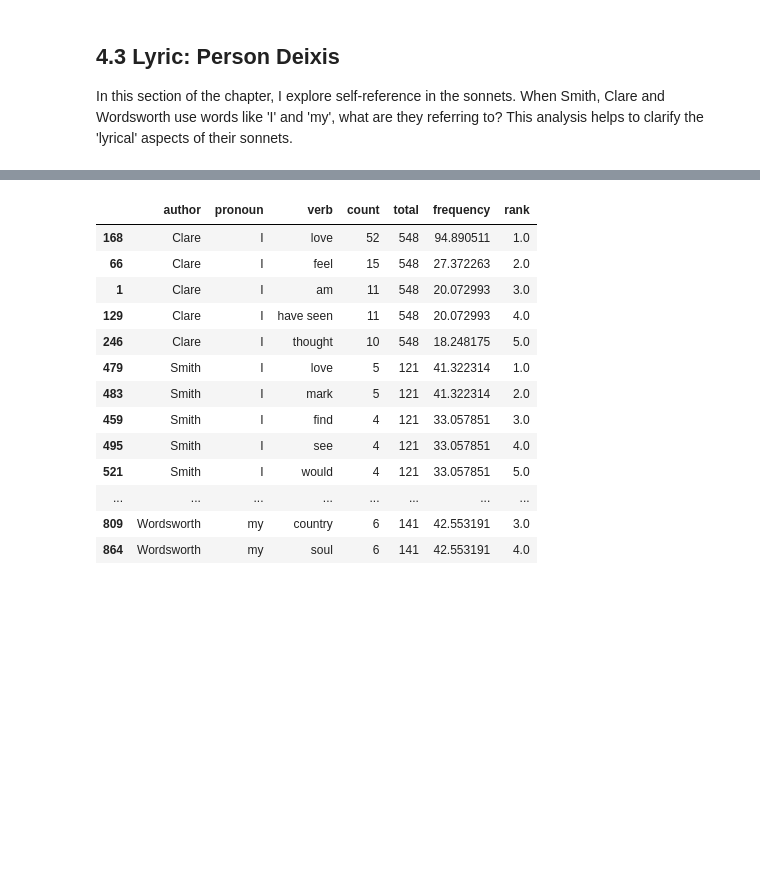
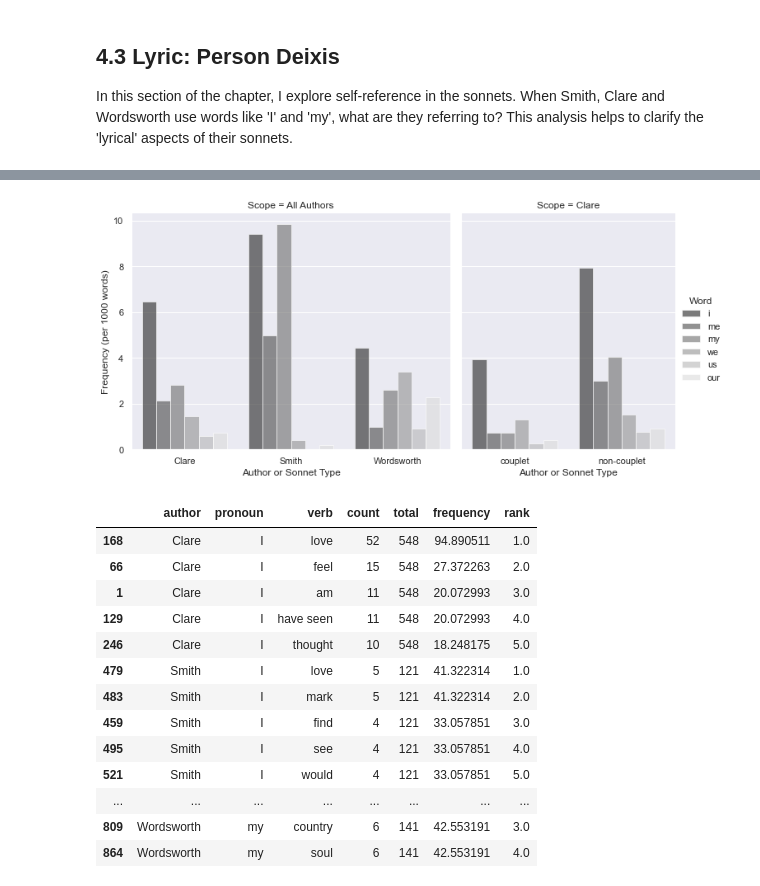
Before and after one commit to sn-code-inside/romantic-self, a Jupyter notebook: Chapter 4 - Lyric.ipynb, the cells around one changed output, grey strips where cells are left out. Saved outputs shown, nothing was run; the diff lists cells and outputs as text; code cells hidden in the pictures; blank space fills up the shorter version.

```diff
--- a/Chapter 4 - Lyric.ipynb
+++ b/Chapter 4 - Lyric.ipynb
@@ -442,3 +406,63 @@ fp_pronouns_plot.savefig("figures/figure_4_8.jpg", dpi=500)
+# %%
+def plot_word(corpus: SonnetCorpus, authors: Iterable[str], rs_map: dict, words: Iterable[str]):
+    """Plot the frequency of a given word across all authors and across Clare's couplet and
+    non-couplet sonnets."""
+
+    def _get_all_author_data(corpus: SonnetCorpus, words: Iterable[str], authors: Iterable[str]) -> dict:
+
+        def _get_author_freq(corpus: SonnetCorpus, word: str, author: str) -> float:
+            author_corpus = corpus.iter_filter(author=author)
+            return get_word_frequency(word, author_corpus)
+
+        return {(author, word): _get_author_freq(corpus, word, author) for author in authors for word in words}
+
+    def _get_clare_data(corpus: SonnetCorpus, words: Iterable[str], rs_map: dict) -> dict:
+        """Adds comparison for Clare's couplet and non-couplet sonnets considered
+        as seperate corpora."""
+
+        def _is_couplet(sonnet_metadata: tuple[tuple, dict]) -> bool:
+            rhyme_scheme = sonnet_metadata[1]['rhyme_scheme']
+            return rs_map[rhyme_scheme] == 'Couplet'
+
+        def _is_clare(sonnet_metadata: tuple[tuple, dict]) -> bool:
+            return sonnet_metadata[1]['author'] == 'Clare'
+
+        def _get_clare_subsets(corpus: SonnetCorpus) -> dict:
+            iterator = corpus.data.items()
+            def couplet(x): return _is_couplet(x) and _is_clare(x)
+            def non_couplet(x): return not _is_couplet(x) and _is_clare(x)
+            return {'couplet': filter(couplet, iterator), 'non-couplet': filter(non_couplet, iterator)}
+
+        def _calculate_subset_freq(word: str, subset: Iterable[tuple]) -> float:
+            tokens = chain.from_iterable(
+                [data['tokens'] for _, data in subset])
+            data = FreqDist(tokens)
+            return data[word] / data.N() * 1000
+
+        return {(label, word): _calculate_subset_freq(word, subset) for word in words for label, subset in _get_clare_subsets(corpus).items()}
+
+    data = (pd.DataFrame
+            .from_dict({
+                'All Authors': _get_all_author_data(corpus, words, authors),
+                'Clare': _get_clare_data(corpus, words, rs_map)
+            })
+            .reset_index()
+            .rename({'level_0': 'Author or Sonnet Type', 'level_1': 'Word'}, axis=1)
+            .melt(id_vars=["Author or Sonnet Type", "Word"], var_name="Scope", value_name="Frequency (per 1000 words)")
+            .dropna()
+            )
+
+    plot = sns.catplot(data=data, kind="bar", sharex=False, x="Author or Sonnet Type",
+                       y="Frequency (per 1000 words)", aspect=1, col="Scope", hue="Word", alpha=0.6,
+                       facet_kws={"gridspec_kws": {'width_ratios':[1,0.67]}})
+
+    return plot, data
+
+person_deixis_plot, person_deixis_data = plot_word(sonnets, authors, rs_map, ["i","me","my","we","us","our"])
+person_deixis_plot.savefig("figures/figure_4_8.jpg", dpi=500)
+person_deixis_data.to_csv("figures/figure_4_8_data.csv")
+# %% [output]
+[figure, added]
 # %%
 def get_predicate_table(csv_file: str) -> pd.DataFrame:
     """Gets raw predicate data from csv file and transforms into normalised dataframe."""
```
Also changed, not shown: parts of 5 cells of this notebook, 6 other files.
